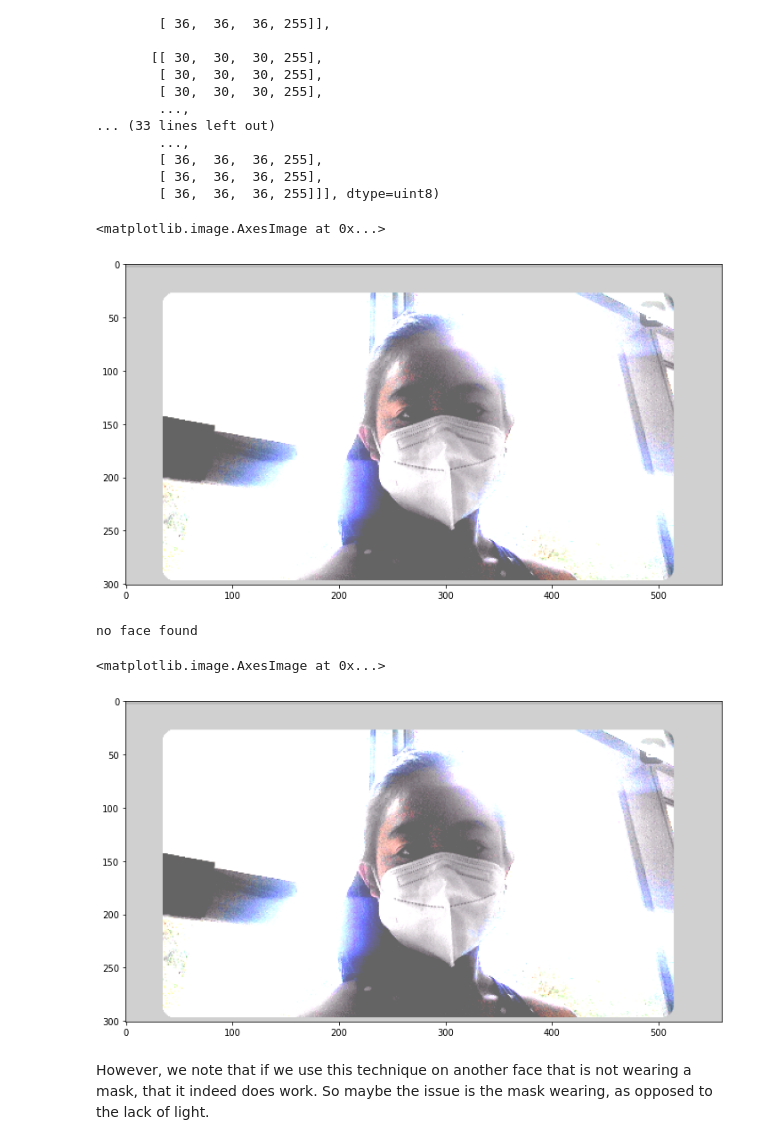
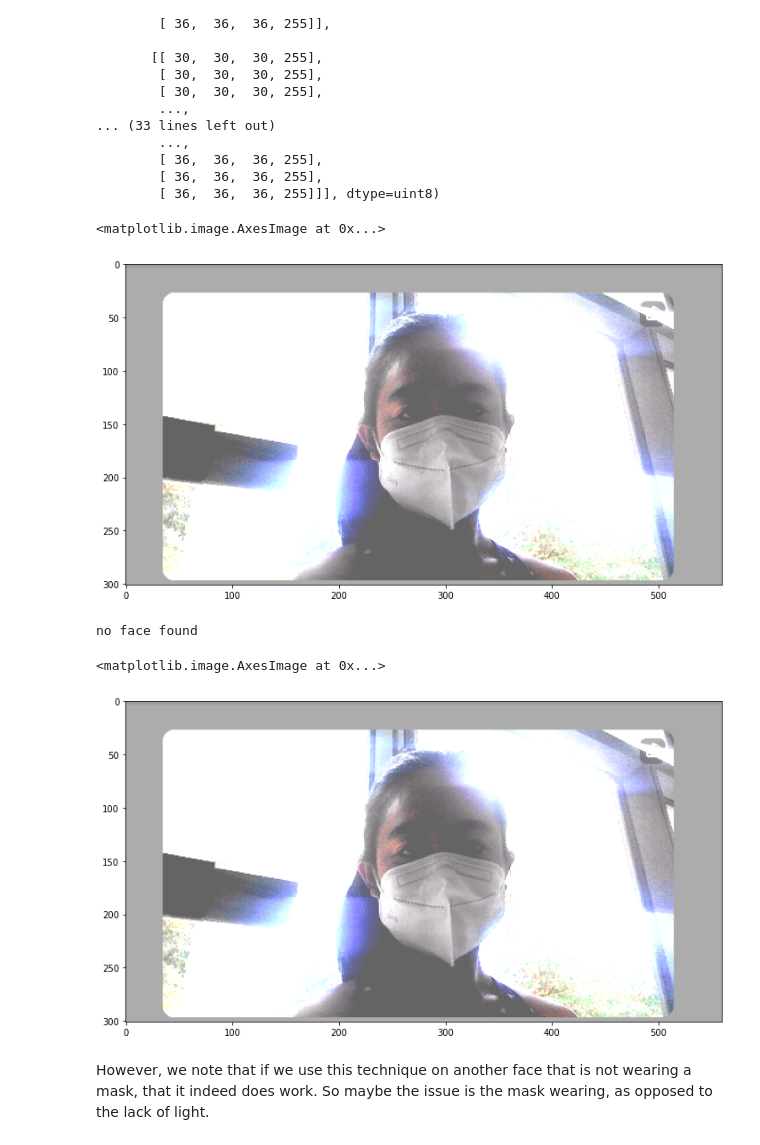
Before and after one commit to tennisoctocat/zoom-backlighting, a Jupyter notebook: Zoom_Backlight_Experiment.ipynb, the cells around one changed output. Saved outputs shown, nothing was run; the diff lists cells and outputs as text; code cells hidden in the pictures.

```diff
--- a/Zoom_Backlight_Experiment.ipynb
+++ b/Zoom_Backlight_Experiment.ipynb
@@ -233,18 +268,18 @@ array([[[ 36,  36,  36, 255],
         [ 36,  36,  36, 255],
         [ 36,  36,  36, 255]]], dtype=uint8)
 # %%
-new_image = cv2.convertScaleAbs(origImg, alpha=3, beta=100)
+new_image = cv2.convertScaleAbs(origImg, alpha=2, beta=100)
 plt.imshow(new_image)
 # %% [output]
 <matplotlib.image.AxesImage at 0x...>
-[figure, old version]
+[figure, new version]
 # %%
 detectImg = faceDetect.getNewFrame(new_image)
 plt.imshow(detectImg)
 # %% [output]
 no face found
 <matplotlib.image.AxesImage at 0x...>
-[figure, old version]
+[figure, new version]
 # %% [markdown]
 However, we note that if we use this technique on another face that is not wearing a mask, that it indeed does work. So maybe the issue is the mask wearing, as opposed to the lack of light.
 # %%
```
Also changed, not shown: parts of 4 cells of this notebook, 1 other file.
